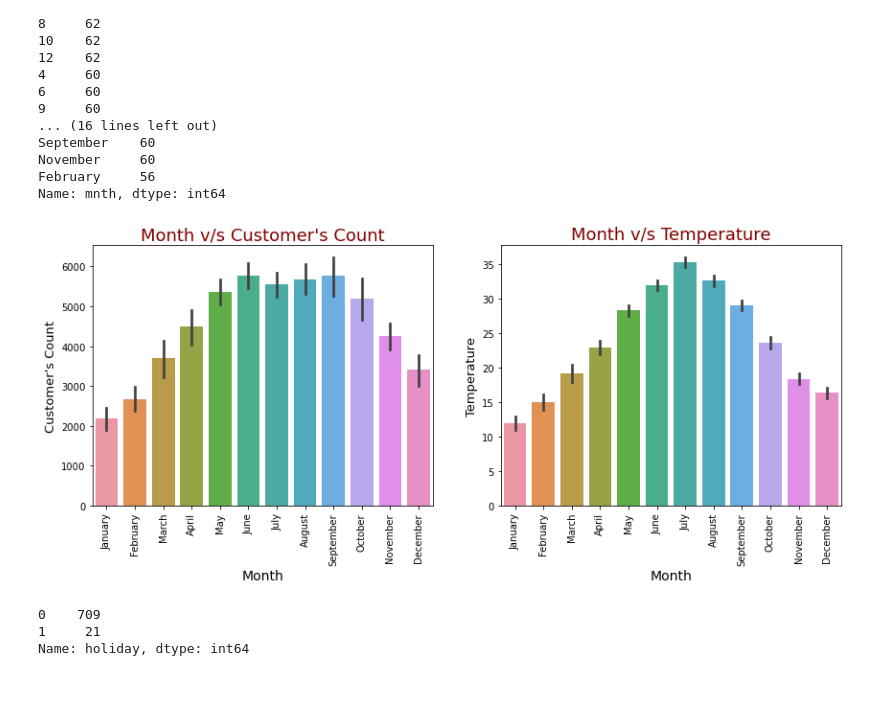
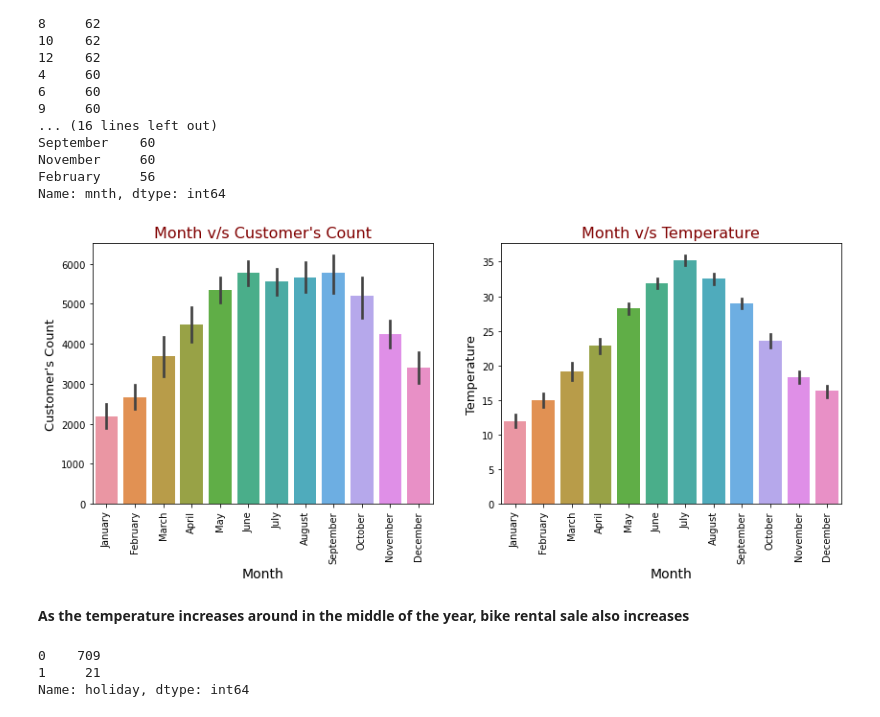
Before and after one commit to rahul-kum4w4t/bike_shaing_assignment, a Jupyter notebook: bike_sharing_assignment.ipynb, the cells around one changed output. Cells and saved outputs as stored; diff of their text form; code cells hidden in the pictures; blank space fills up the shorter version.

```diff
--- a/bike_sharing_assignment.ipynb
+++ b/bike_sharing_assignment.ipynb
@@ -165,27 +166,28 @@ November     60
 February     56
 Name: mnth, dtype: int64
 # %%
-# Check the trend between atemp and cnt variables
 # Check the trend between atemp and cnt variables
 fig = plt.figure(figsize=(14,5))
 plt.subplot(1,2,1)
 sns.barplot(data=bsData, x="mnth",y="cnt")
 plt.xlabel('Month', fontsize=14)
 plt.ylabel("Customer's Count", fontsize=13)
 plt.xticks(rotation=90)
-plt.title("Month v/s Customer's Count",fontdict={"fontsize":18,"color":"Maroon"})
+plt.title("Month v/s Customer's Count",fontdict={"fontsize":16,"color":"Maroon"})
 
 
 plt.subplot(1,2,2)
 sns.barplot(data=bsData, x="mnth",y="atemp")
 plt.xlabel('Month', fontsize=14)
 plt.ylabel('Temperature', fontsize=13)
 plt.xticks(rotation=90)
-plt.title("Month v/s Temperature",fontdict={"fontsize":18,"color":"Maroon"})
+plt.title("Month v/s Temperature",fontdict={"fontsize":16,"color":"Maroon"})
 
 plt.show()
 # %% [output]
-[figure, old version]
+[figure, new version]
+# %% [markdown]
+__As the temperature increases around in the middle of the year, bike rental sale also increases__
 # %%
 # checking number of unique entries in 'holiday' column
 bsData.holiday.value_counts()
```
Also changed, not shown: parts of 44 cells of this notebook.
